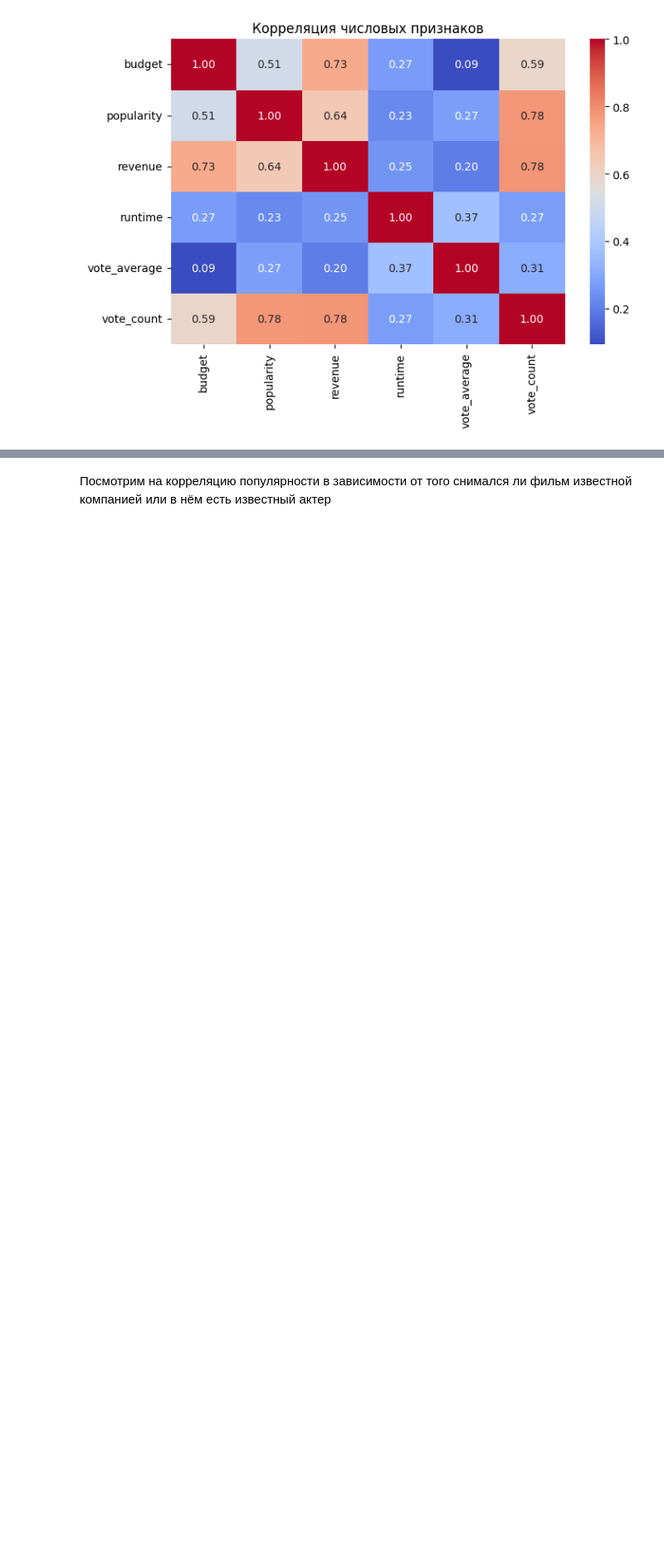
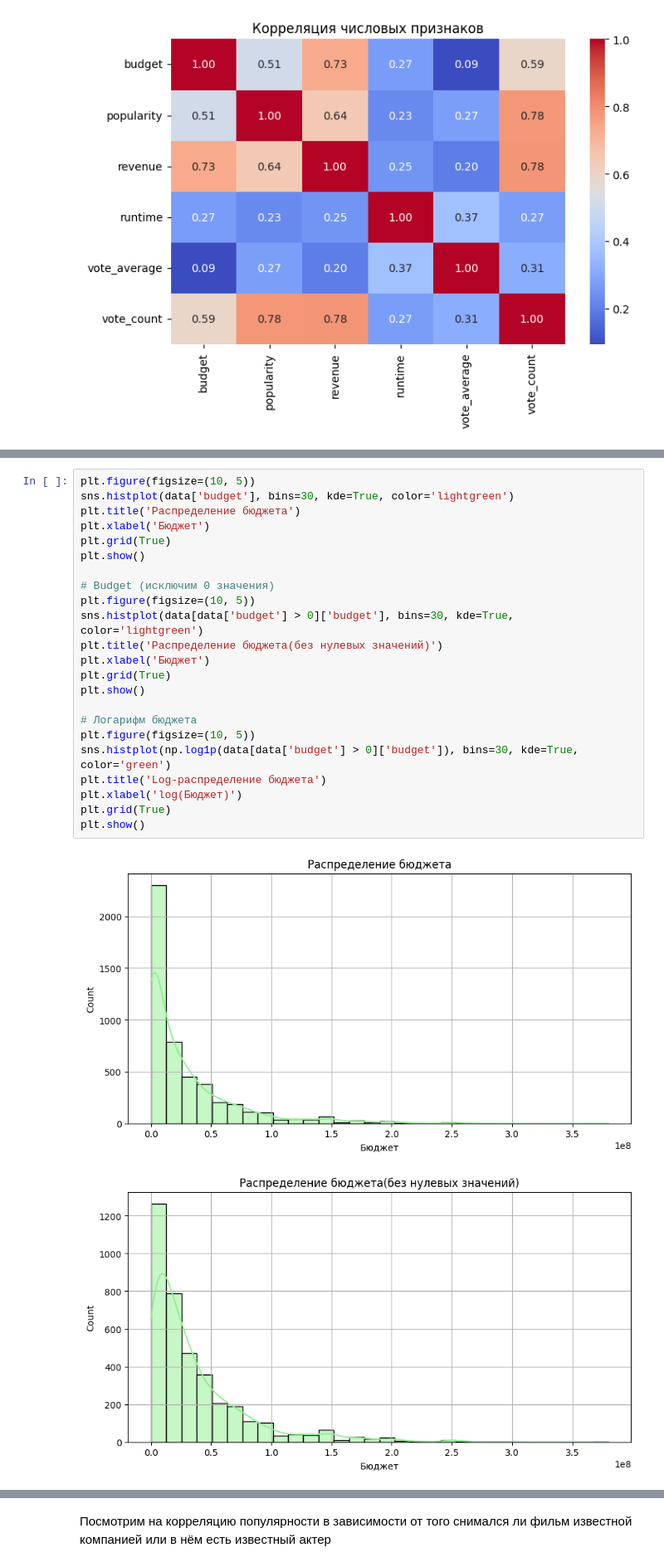
Before and after one commit to GeGeMaaaan/Data_Science, a Jupyter notebook: version1.ipynb, the cells around one changed output, grey strips where cells are left out. Shown at 83% size. Drawn from its saved outputs; the diff is of its cells as text; blank space fills up the shorter version.

```diff
--- a/version1.ipynb
+++ b/version1.ipynb
@@ -377,0 +566,26 @@ crew: 4776 уникальных значений
+# %%
+plt.figure(figsize=(10, 5))
+sns.histplot(data['budget'], bins=30, kde=True, color='lightgreen')
+plt.title('Распределение бюджета')
+plt.xlabel('Бюджет')
+plt.grid(True)
+plt.show()
+
+# Budget (исключим 0 значения)
+plt.figure(figsize=(10, 5))
+sns.histplot(data[data['budget'] > 0]['budget'], bins=30, kde=True, color='lightgreen')
+plt.title('Распределение бюджета(без нулевых значений)')
+plt.xlabel('Бюджет')
+plt.grid(True)
+plt.show()
+
+# Логарифм бюджета
+plt.figure(figsize=(10, 5))
+sns.histplot(np.log1p(data[data['budget'] > 0]['budget']), bins=30, kde=True, color='green')
+plt.title('Log-распределение бюджета')
+plt.xlabel('log(Бюджет)')
+plt.grid(True)
+plt.show()
+# %% [output]
+[figure, added]
+[figure, added]
```
Also changed, not shown: parts of 75 cells of this notebook.
